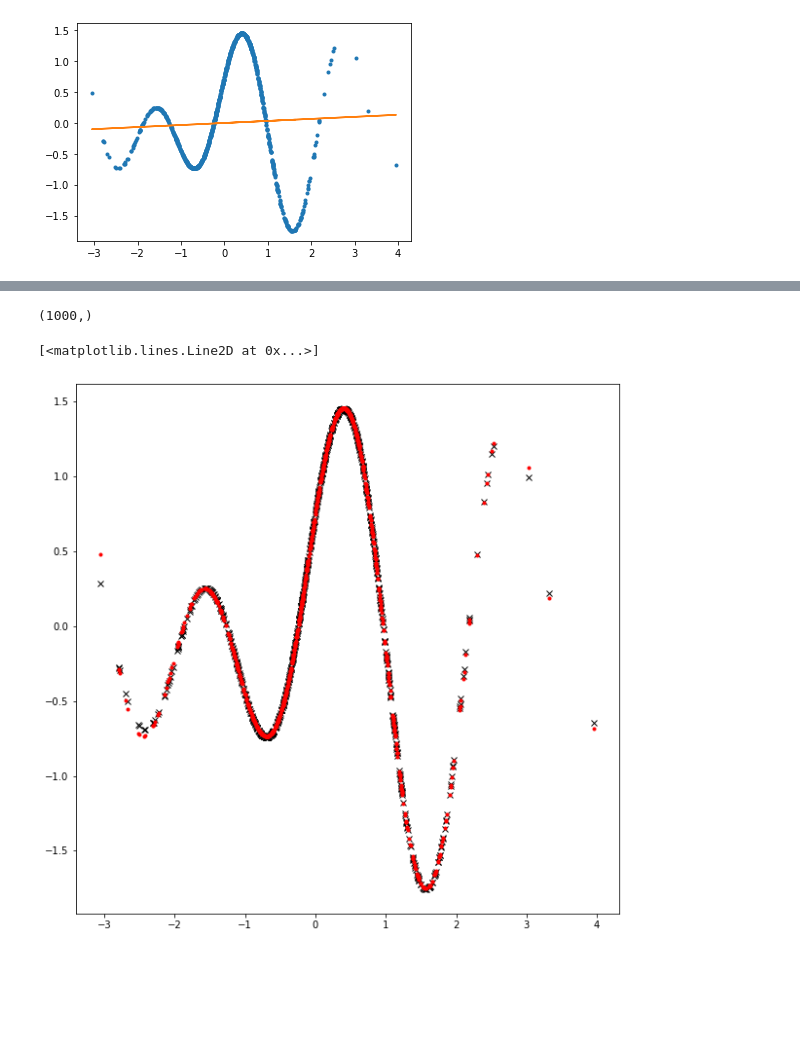
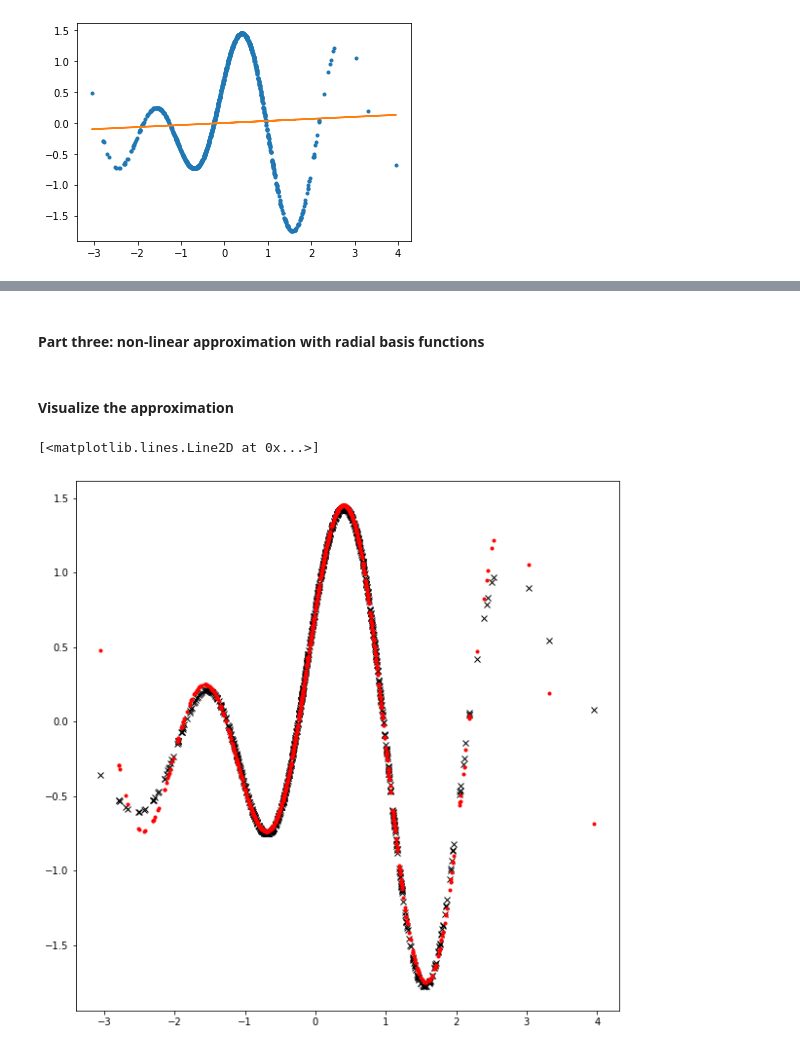
Before and after one commit to gjke/CrowdModelingExercise5, a Jupyter notebook: Task1.ipynb, the cells around one changed output, grey strips where cells are left out. Cells and saved outputs as stored; diff of their text form; code cells hidden in the pictures; blank space fills up the shorter version.

Commit message:
Updated Task1 to use the implemented rbf function

```diff
--- a/Task1.ipynb
+++ b/Task1.ipynb
@@ -98,9 +54,16 @@ plt.show()
-# %%
-fig = plt.figure(figsize=(10,10))
-print(func_val.shape)
-plt.plot(nlf_x, func_val, 'xk')
-plt.plot(nlf_x, nlf_y, '.r')
-# %% [output]
-(1000,)
-[<matplotlib.lines.Line2D at 0x...>]
-[figure, removed]
+# %% [markdown]
+#### Part three: non-linear approximation with radial basis functions
+# %%
+rbf = RBF(nlf_x,nlf_y,10,1,0.01,vector_field = False)
+predicted = rbf.rbf(nlf_x.reshape(-1, 1))
+
+phi = rbf.theta #While implementing rbf I thought that greek symbol was theta, but it is called phi -MG
+# %% [markdown]
+#### Visualize the approximation
+# %%
+fig = plt.figure(figsize=(10,10))
+plt.plot(nlf_x, predicted, 'xk')
+plt.plot(nlf_x, nlf_y, '.r')
+# %% [output]
+[<matplotlib.lines.Line2D at 0x...>]
+[figure, added]
```
Also changed, not shown: parts of 16 cells of this notebook, 1 other file.
